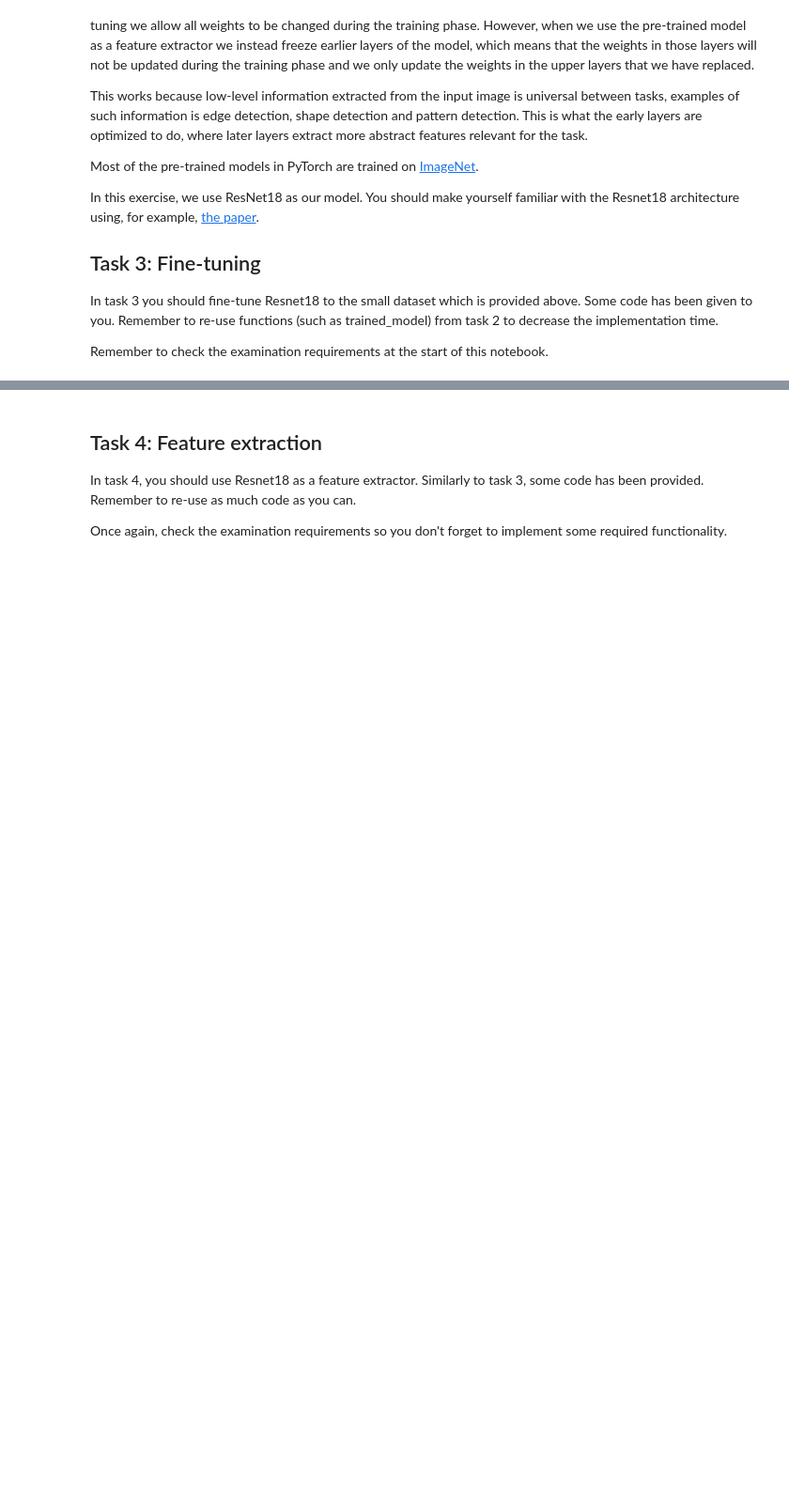
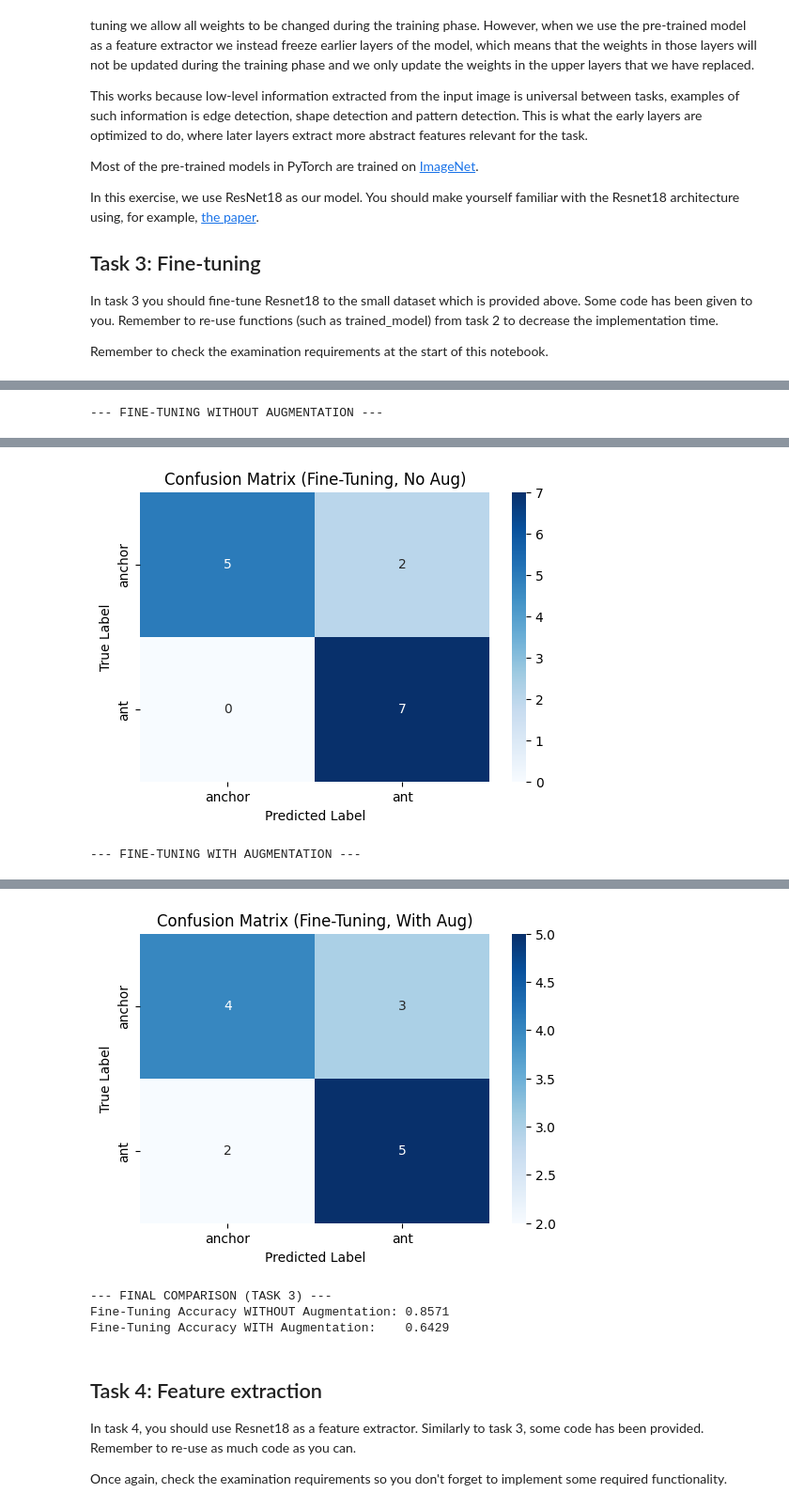
Before and after one commit to vachanaj/D7046E, a Jupyter notebook: ann3/ANN_Exercise_3.ipynb, the cells around one changed output, grey strips where cells are left out. Shown at 94% size. Drawn from its saved outputs; the diff is of its cells as text; code cells hidden in the pictures; blank space fills up the shorter version.

```diff
--- a/ann3/ANN_Exercise_3.ipynb
+++ b/ann3/ANN_Exercise_3.ipynb
@@ -551,0 +513,67 @@ Test Accuracy: 0.8571
+# %%
+import torch.nn as nn
+import torch.optim as optim
+import torchvision.models as models
+
+# few epochs, because ResNet18 is massive and takes longer to train,
+# and usually converges much faster than a custom network.
+epochs_ft = 10
+criterion_ft = nn.CrossEntropyLoss()
+
+
+# run without augments
+print("--- FINE-TUNING WITHOUT AUGMENTATION ---")
+
+# 1. Load the pre-trained ResNet18 model
+model_ft_no_aug = models.resnet18(pretrained=True)
+
+# 2. Replace the final layer to output 2 classes instead of 1000
+num_ftrs = model_ft_no_aug.fc.in_features
+model_ft_no_aug.fc = nn.Linear(num_ftrs, 2)
+
+# 3. Define the optimizer
+optimizer_ft_no_aug = optim.Adam(model_ft_no_aug.parameters(), lr=LEARNING_RATE)
+
+# 4. Train using the NON-augmented dataloader from Task 2
+trained_model_ft_no_aug = train_model(
+    model_ft_no_aug, criterion_ft, optimizer_ft_no_aug,
+    train_loader_no_aug, val_loader, epochs_ft
+)
+
+# 5. Evaluate and plot
+acc_ft_no_aug = evaluate_and_plot_confusion_matrix(
+    trained_model_ft_no_aug, test_loader, class_names, "(Fine-Tuning, No Aug)"
+)
+
+
+
+# run with augments
+print("\n--- FINE-TUNING WITH AUGMENTATION ---")
+
+# 1. Load a FRESH pre-trained ResNet18 model so we start from scratch
+model_ft_aug = models.resnet18(pretrained=True)
+
+# 2. Replace the final layer
+model_ft_aug.fc = nn.Linear(num_ftrs, 2)
+
+# 3. Define the optimizer
+optimizer_ft_aug = optim.Adam(model_ft_aug.parameters(), lr=LEARNING_RATE)
+
+# 4. Train using the AUGMENTED dataloader from Task 2
+trained_model_ft_aug = train_model(
+    model_ft_aug, criterion_ft, optimizer_ft_aug,
+    train_loader_aug, val_loader, epochs_ft
+)
+
+# 5. Evaluate and plot
+acc_ft_aug = evaluate_and_plot_confusion_matrix(
+    trained_model_ft_aug, test_loader, class_names, "(Fine-Tuning, With Aug)"
+)
+
+
+#summary
+print("\n--- FINAL COMPARISON (TASK 3) ---")
+print(f"Fine-Tuning Accuracy WITHOUT Augmentation: {acc_ft_no_aug:.4f}")
+print(f"Fine-Tuning Accuracy WITH Augmentation:    {acc_ft_aug:.4f}")
+# %% [output]
+--- FINE-TUNING WITHOUT AUGMENTATION ---
@@ -551,0 +598,2 @@ Test Accuracy: 0.8571
+[figure, added]
+--- FINE-TUNING WITH AUGMENTATION ---
@@ -552,3 +617,7 @@ Test Accuracy: 0.8571
+[figure, added]
+--- FINAL COMPARISON (TASK 3) ---
+Fine-Tuning Accuracy WITHOUT Augmentation: 0.8571
+Fine-Tuning Accuracy WITH Augmentation:    0.6429
 # %% [markdown]
 ## Task 4: Feature extraction
 In task 4, you should use Resnet18 as a feature extractor. Similarly to task 3, some code has been provided. Remember to re-use as much code as you can.
```
Also changed, not shown: parts of 8 cells of this notebook.
